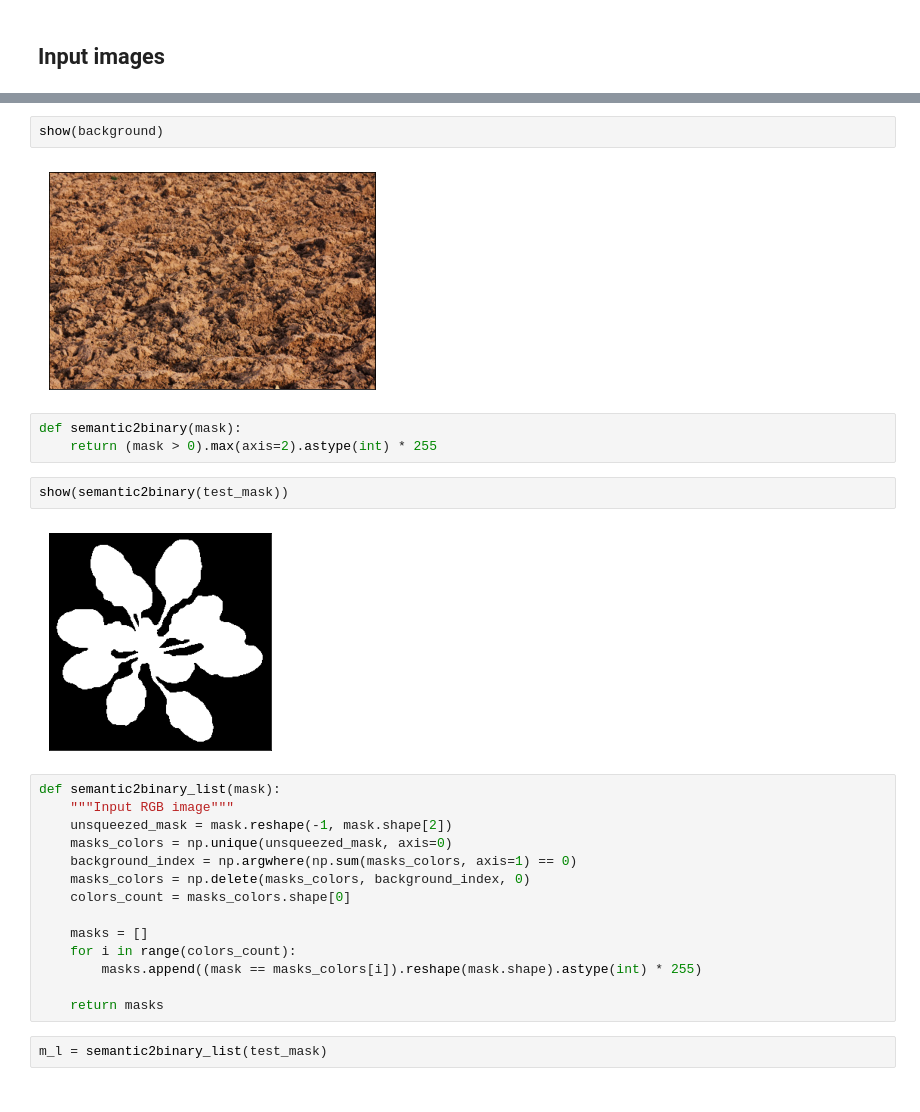
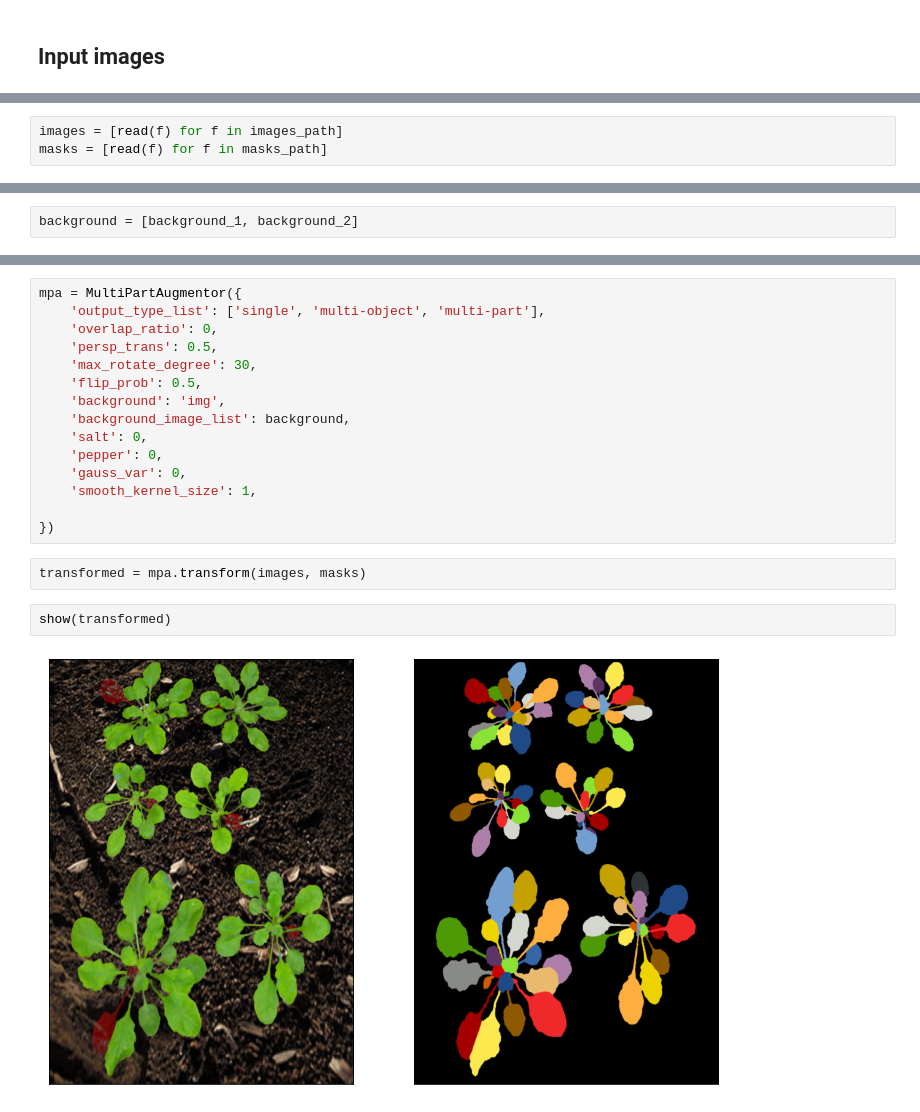
Before and after one commit to NesterukSergey/segmentation_image_augmentation, a Jupyter notebook: Drafts.ipynb, the cells around one changed output, grey strips where cells are left out. Saved outputs shown, nothing was run; the diff lists cells and outputs as text.

Commit message:
Extemt to multiple objects

```diff
--- a/Drafts.ipynb
+++ b/Drafts.ipynb
@@ -21,0 +13,3 @@ show([test_img, test_mask])
+# %%
+images = [read(f) for f in images_path]
+masks = [read(f) for f in masks_path]
@@ -21,0 +26,2 @@ show([test_img, test_mask])
+# %%
+background = [background_1, background_2]
@@ -22,27 +47,21 @@ show([test_img, test_mask])
+# %%
+mpa = MultiPartAugmentor({
+    'output_type_list': ['single', 'multi-object', 'multi-part'],
+    'overlap_ratio': 0,
+    'persp_trans': 0.5,
+    'max_rotate_degree': 30,
+    'flip_prob': 0.5,
+    'background': 'img',
+    'background_image_list': background,
+    'salt': 0,
+    'pepper': 0,
+    'gauss_var': 0,
+    'smooth_kernel_size': 1,
+
+})
+# %%
+transformed = mpa.transform(images, masks)
 # %%
-show(background)
+show(transformed)
 # %% [output]
-[figure, old version]
+[figure, new version]
-# %%
-def semantic2binary(mask):
-    return (mask > 0).max(axis=2).astype(int) * 255
-# %%
-show(semantic2binary(test_mask))
-# %% [output]
-[figure, removed]
-# %%
-def semantic2binary_list(mask):
-    """Input RGB image"""
-    unsqueezed_mask = mask.reshape(-1, mask.shape[2])
-    masks_colors = np.unique(unsqueezed_mask, axis=0)
-    background_index = np.argwhere(np.sum(masks_colors, axis=1) == 0)
-    masks_colors = np.delete(masks_colors, background_index, 0)
-    colors_count = masks_colors.shape[0]
-
-    masks = []
-    for i in range(colors_count):
-        masks.append((mask == masks_colors[i]).reshape(mask.shape).astype(int) * 255)
-
-    return masks
-# %%
-m_l = semantic2binary_list(test_mask)
```
Also changed, not shown: parts of 18 cells of this notebook, 28 other files.
